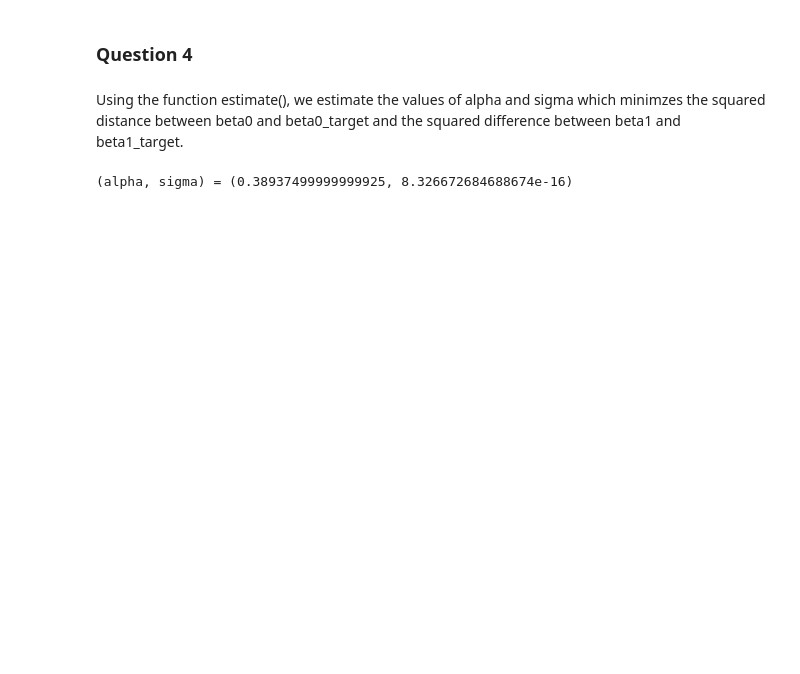
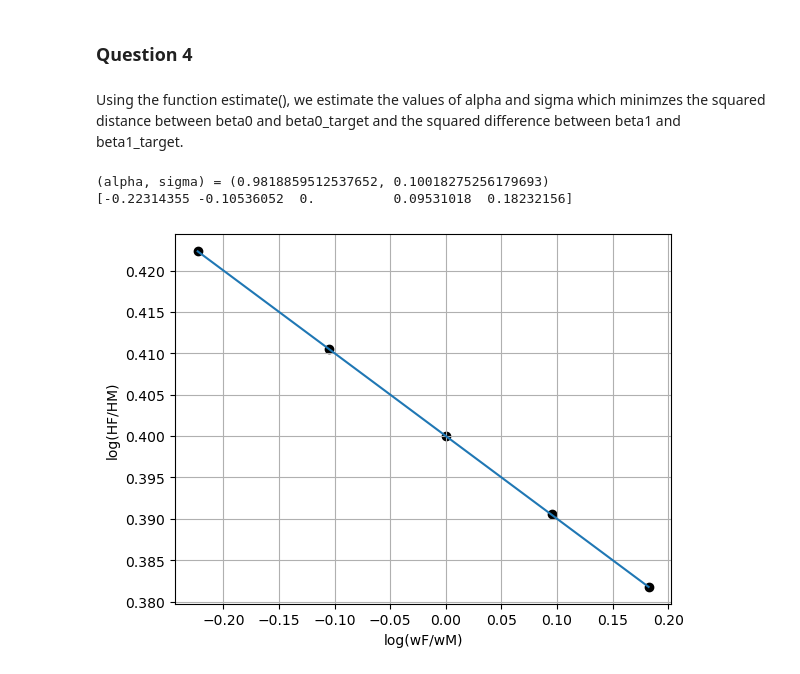
Before and after one commit to NumEconCopenhagen/projects-2023-helene-and-cecilie-class-3, a Jupyter notebook: inauguralproject/Inaugural_project_nb.ipynb, the cells around one changed output. Cells and saved outputs as stored; diff of their text form; code cells hidden in the pictures; blank space fills up the shorter version.

```diff
--- a/inauguralproject/Inaugural_project_nb.ipynb
+++ b/inauguralproject/Inaugural_project_nb.ipynb
@@ -314,9 +314,43 @@ plt.show()
 ### Question 4
 # %% [markdown]
 Using the function estimate(), we estimate the values of alpha and sigma which minimzes the squared distance between beta0 and beta0_target and the squared difference between beta1 and beta1_target.
-# %%
-model4 = HouseholdSpecializationModelClass()
-model4.estimate()
-print(f'(alpha, sigma) = {model4.estimate()}')
-# %% [output]
-(alpha, sigma) = (0.38937499999999925, 8.326672684688674e-16)
+# %%
+model4 = HouseholdSpecializationModelClass()
+model4.estimate()
+print(f'(alpha, sigma) = {model4.estimate()}')
+
+# inkluder minimerende alpha og sigma
+log_Hratio = []
+log_wratio =[]
+
+for wF in model4.par.wF_vec:
+    model4.par.wF = wF
+    optimum = model4.solve()
+    log_HFM = np.log(optimum.HF/optimum.HM)
+    log_Hratio = np.append(log_Hratio, log_HFM)
+    log_wF = np.log(wF/model4.par.wM)
+    log_wratio = np.append(log_wratio, log_wF)
+
+
+# Siminski and Yetsenga's regression line
+def f(log_wratio):
+    return 0.4 +(-0.1)*log_wratio
+
+
+# create figure
+fig = plt.figure()
+# create plot
+ax = fig.add_subplot(1, 1, 1)
+ax.plot(log_wratio, f(log_wratio))
+ax.scatter(log_wratio, log_Hratio, color='black')
+
+# alterations to figure
+ax.grid()
+ax.set_xlabel("log(wF/wM)")
+ax.set_ylabel("log(HF/HM)")
+ax.set_title("")
+plt.show()
+# %% [output]
+(alpha, sigma) = (0.9818859512537652, 0.10018275256179693)
+[-0.22314355 -0.10536052  0.          0.09531018  0.18232156]
+[figure, added]
```
Also changed, not shown: parts of 3 cells of this notebook.
